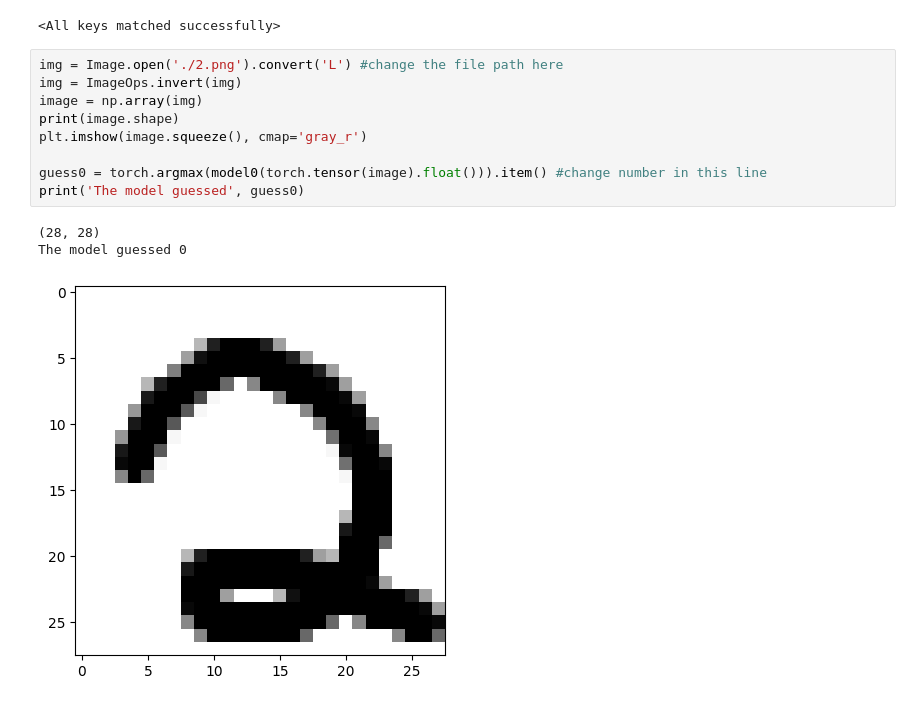
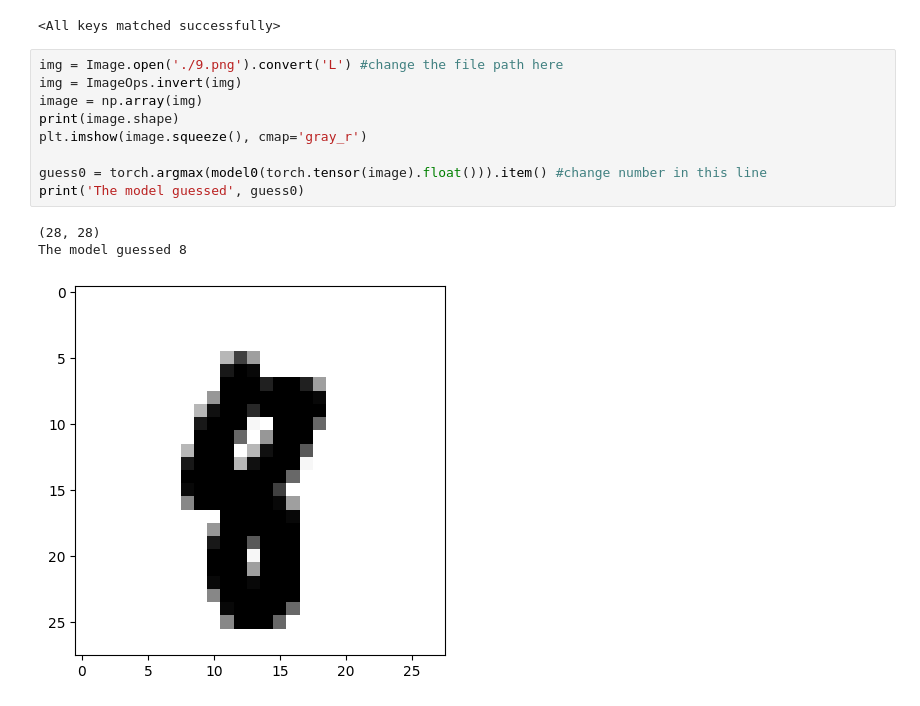
Before and after one commit to ryanbylee/handwritten-digit-classifier, a Jupyter notebook: test_final_project.ipynb, the cells around one changed output. Cells and saved outputs as stored; diff of their text form.

```diff
--- a/test_final_project.ipynb
+++ b/test_final_project.ipynb
@@ -16,15 +16,15 @@ model0.load_state_dict(torch.load('./weights.pth')) #I have it saved in this fol
 # %% [output]
 <All keys matched successfully>
 # %%
-img = Image.open('./2.png').convert('L') #change the file path here
+img = Image.open('./9.png').convert('L') #change the file path here
 img = ImageOps.invert(img)
 image = np.array(img)
 print(image.shape)
 plt.imshow(image.squeeze(), cmap='gray_r')
 
 guess0 = torch.argmax(model0(torch.tensor(image).float())).item() #change number in this line
 print('The model guessed', guess0)
 # %% [output]
 (28, 28)
-The model guessed 0
+The model guessed 8
-[figure, old version]
+[figure, new version]
```
Also changed, not shown: 22 other files.
